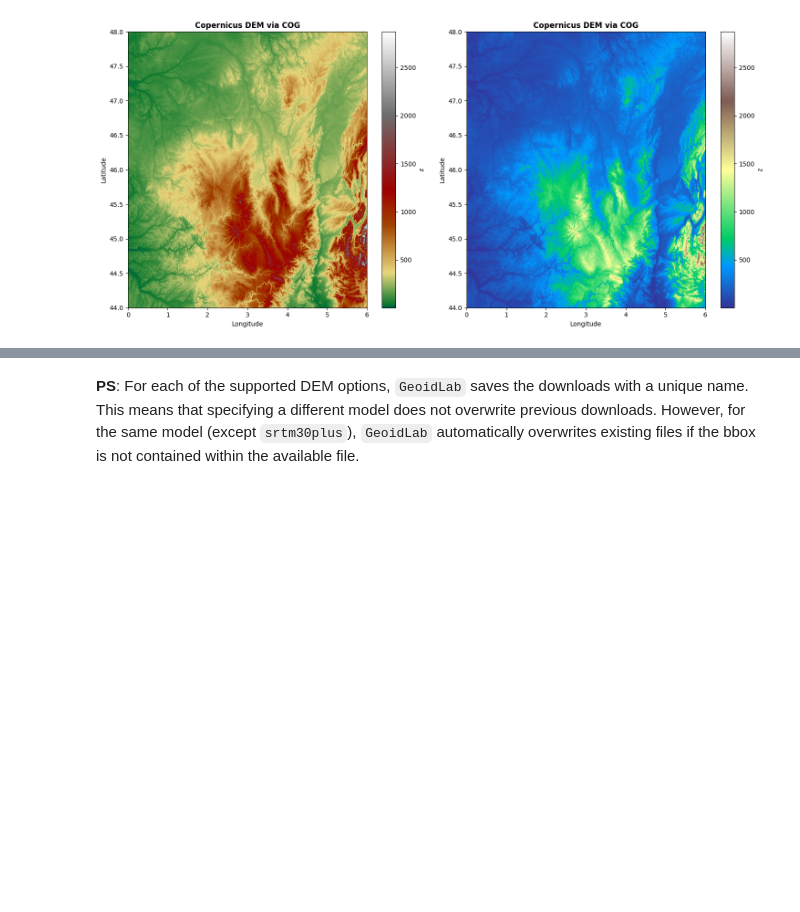
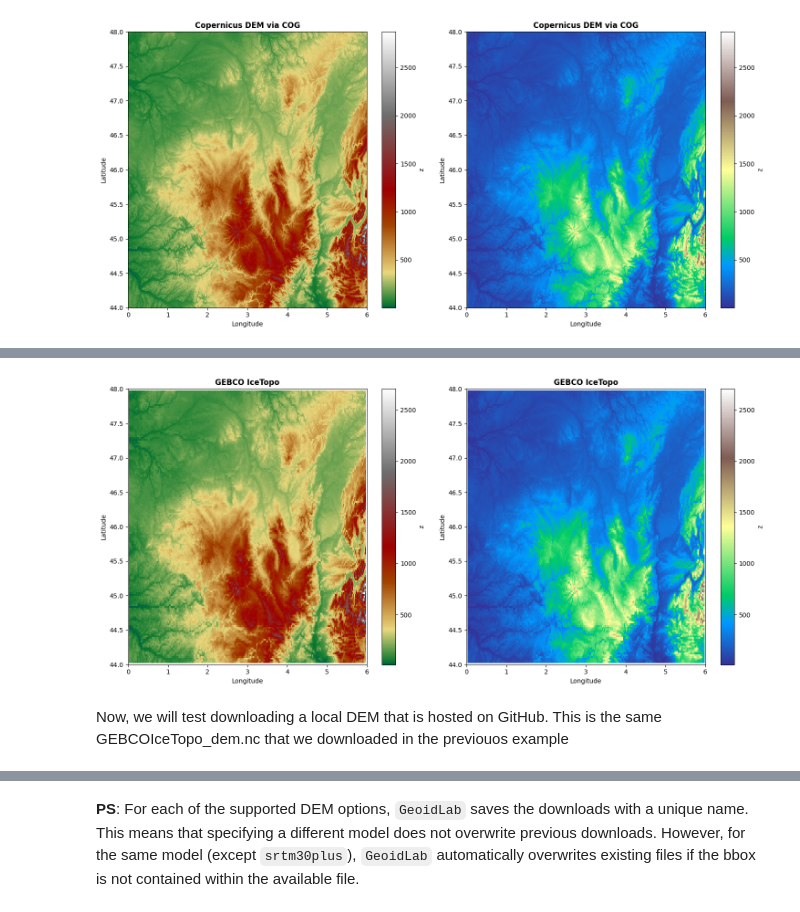
Before and after one commit to cikelly/geoidlab-tutorial, a Jupyter notebook: tutorials/DEM.ipynb, the cells around one changed output, grey strips where cells are left out. Drawn from its saved outputs; the diff is of its cells as text; code cells hidden in the pictures; blank space fills up the shorter version.

```diff
--- a/tutorials/DEM.ipynb
+++ b/tutorials/DEM.ipynb
@@ -194,0 +257,19 @@ plt.show()
+# %%
+fig, axs = plt.subplots(1, 2, figsize=(15, 7))
+dem1['z'].plot(cmap=get_colormap('DEM_poster.cpt'), ax=axs[0])
+
+dem1['z'] = dem1['z'].where(dem1['z'] >= 0, np.nan)
+dem1['z'].plot(cmap='terrain', ax=axs[1])
+
+for ax in axs:
+    ax.set_title('GEBCO IceTopo', fontweight='bold')
+    ax.set_xlabel('Longitude')
+    ax.set_ylabel('Latitude')
+# axs[1].set_ylim(bottom=4)
+
+plt.tight_layout()
+plt.show()
+# %% [output]
+[figure, added]
+# %% [markdown]
+Now, we will test downloading a local DEM that is hosted on GitHub. This is the same GEBCOIceTopo_dem.nc that we downloaded in the previouos example
```
Also changed, not shown: parts of 11 cells of this notebook, 1 other file.
